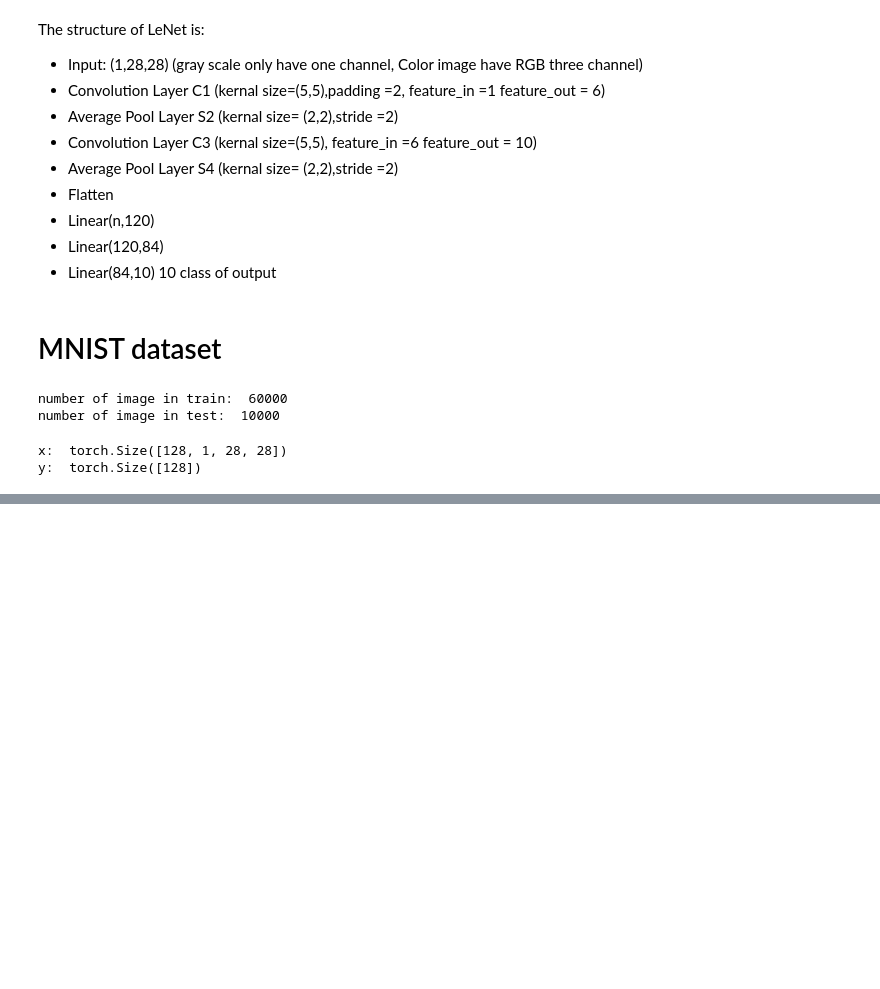
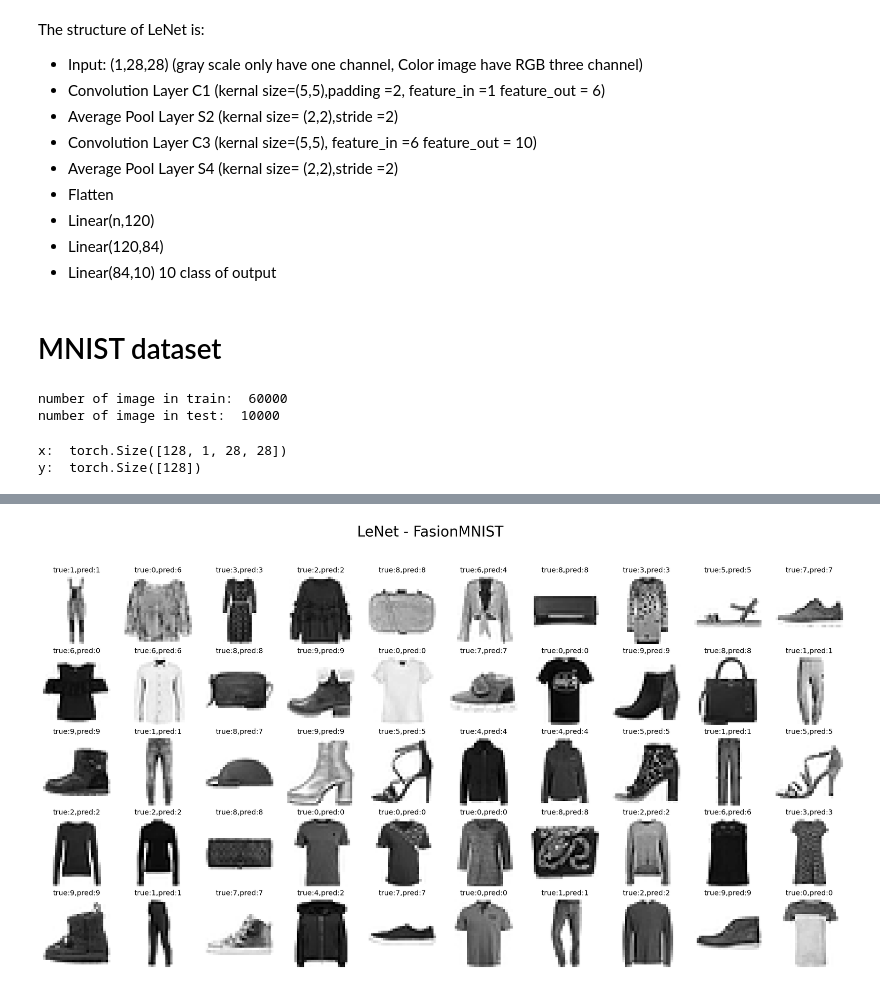
Before and after one commit to ZhipengHong0123/DL_image, a Jupyter notebook: LeNet/LeNet.ipynb, the cells around one changed output, grey strips where cells are left out. Cells and saved outputs as stored; diff of their text form; code cells hidden in the pictures; blank space fills up the shorter version.

Commit message:
update FasionMNIST

```diff
--- a/LeNet/LeNet.ipynb
+++ b/LeNet/LeNet.ipynb
@@ -171,0 +171,4 @@ train_loop(model,optimizer,train_dl,test_dl,10)
+# %%
+model = LeNet() #init the Lenet
+optimizer= torch.optim.SGD(model.parameters(),lr=0.5) # set optimizer
+train_loop(model,optimizer,train_dl,test_dl,10)
@@ -171,0 +186,17 @@ train_loop(model,optimizer,train_dl,test_dl,10)
+# %%
+row = 10
+col = 5
+valid_x,valid_y=next(iter(test_dl))[:50]
+fig = plt.figure(figsize=(20,10))
+pred_label=model(valid_x).argmax(dim=1)
+true_label=valid_y
+for i in range(1, row * col + 1):
+    plt.subplot(col, row, i)
+    plt.axis('off')
+    plt.imshow(valid_x[i].squeeze(0), cmap='gray_r')
+    title = f'true:{true_label[i]},pred:{pred_label[i]}'
+    plt.title(title, fontsize=10)
+fig.suptitle('LeNet - FasionMNIST',fontsize=20)
+plt.show()
+# %% [output]
+[figure, added]
```
Also changed, not shown: parts of 14 cells of this notebook.
